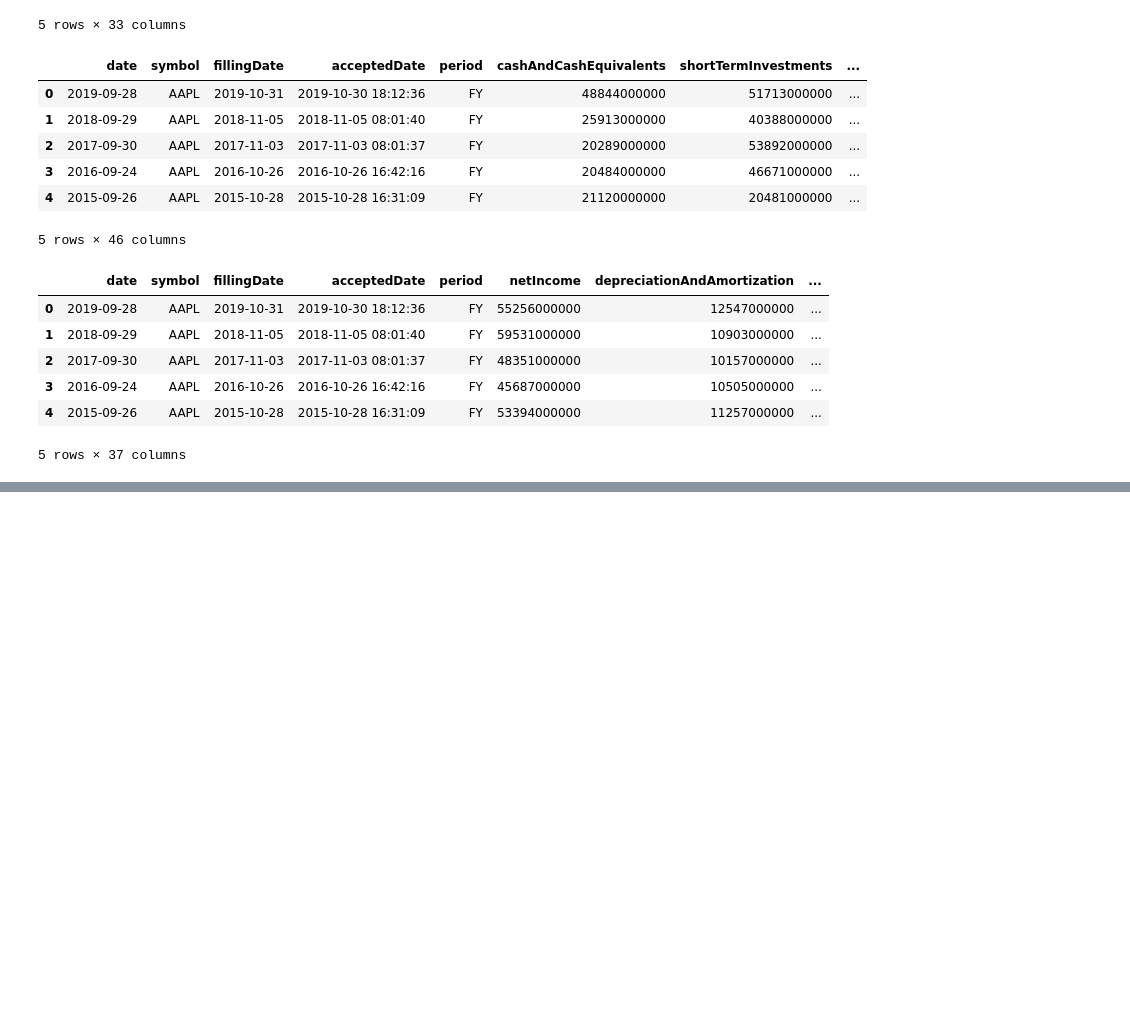
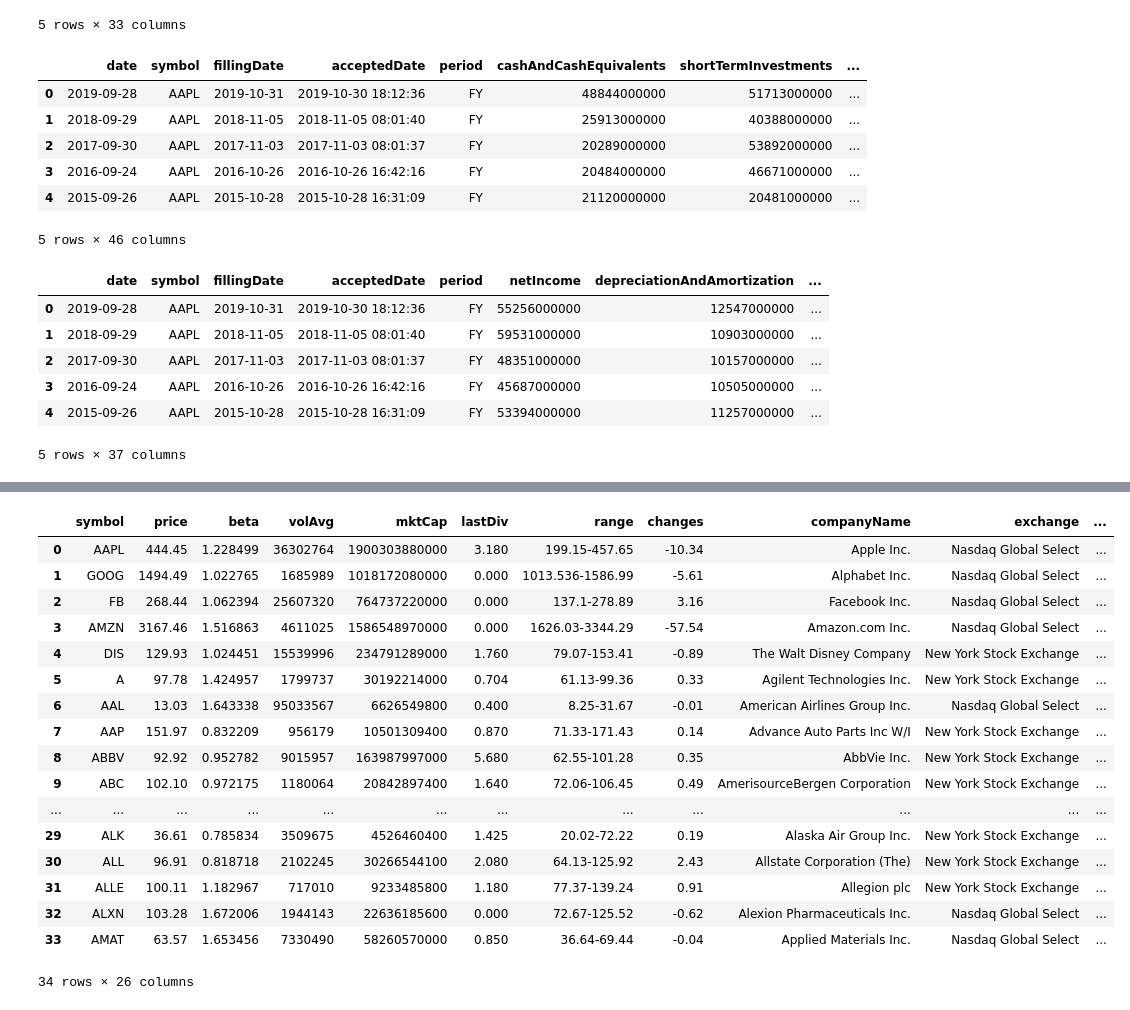
Before and after one commit to ooisiang/stock-analysis, a Jupyter notebook: stock_analysis.ipynb, the cells around one changed output, grey strips where cells are left out. Saved outputs shown, nothing was run; the diff lists cells and outputs as text; code cells hidden in the pictures; blank space fills up the shorter version.

```diff
--- a/stock_analysis.ipynb
+++ b/stock_analysis.ipynb
@@ -204,0 +217,4 @@ df_profile_data
+# %%
+database_filepath = './data/CompanyData.db'
+save_data(df_financial_data, database_filepath, 'FinancialStatementsTable')
+save_data(df_profile_data, database_filepath, 'CompanyProfileTable')
@@ -204,0 +268,32 @@ df_profile_data
+# %%
+def load_existing_data(database_filepath):
+    """
+    This functions aims to load and return the FinancialStatementTable and CompanyProfileTable saved in the database
+    given in database_filepath as 2 separate dataframes. If the given database or the tables do not exist,
+    this function will return empty dataframes.
+
+    :param database_filepath: file path with the name of the sql database to access
+    :type database_filepath: str
+    :return: FinancialStatementsTable and CompanyProfile as dataframes, empty dataframes if they do not exist
+    :rtype: pd.DataFrame
+    """
+    df_financial_statements = pd.DataFrame()
+    df_profile = pd.DataFrame()
+
+
+    try:
+        engine = create_engine('sqlite:///{}'.format(database_filepath))
+    except:
+        print('    CompanyData.db does not exist')
+
+    try:
+        df_financial_statements = pd.read_sql_table('FinancialStatementsTable', engine)
+    except:
+        print('    FinancialStatementsTable does not exist in CompanyData.db')
+
+    try:
+        df_profile = pd.read_sql_table('CompanyProfileTable', engine)
+    except:
+        print('    CompanyProfileTable does not exist in CompanyData.db')
+
+    return df_financial_statements, df_profile
@@ -204,0 +413,2 @@ df_profile_data
+# %%
+new_financial_statements, new_profile = load_existing_data('./data/CompanyData.db')
@@ -204,0 +431,21 @@ df_profile_data
+# %%
+new_profile
+# %% [output]
+|  | symbol | price | beta | volAvg | mktCap | lastDiv | range | changes | companyName | exchange | ... |
+| 0 | AAPL | 444.45 | 1.228499 | 36302764 | 1900303880000 | 3.180 | 199.15-457.65 | -10.34 | Apple Inc. | Nasdaq Global Select | ... |
+| 1 | GOOG | 1494.49 | 1.022765 | 1685989 | 1018172080000 | 0.000 | 1013.536-1586.99 | -5.61 | Alphabet Inc. | Nasdaq Global Select | ... |
+| 2 | FB | 268.44 | 1.062394 | 25607320 | 764737220000 | 0.000 | 137.1-278.89 | 3.16 | Facebook Inc. | Nasdaq Global Select | ... |
+| 3 | AMZN | 3167.46 | 1.516863 | 4611025 | 1586548970000 | 0.000 | 1626.03-3344.29 | -57.54 | Amazon.com Inc. | Nasdaq Global Select | ... |
+| 4 | DIS | 129.93 | 1.024451 | 15539996 | 234791289000 | 1.760 | 79.07-153.41 | -0.89 | The Walt Disney Company | New York Stock Exchange | ... |
+| 5 | A | 97.78 | 1.424957 | 1799737 | 30192214000 | 0.704 | 61.13-99.36 | 0.33 | Agilent Technologies Inc. | New York Stock Exchange | ... |
+| 6 | AAL | 13.03 | 1.643338 | 95033567 | 6626549800 | 0.400 | 8.25-31.67 | -0.01 | American Airlines Group Inc. | Nasdaq Global Select | ... |
+| 7 | AAP | 151.97 | 0.832209 | 956179 | 10501309400 | 0.870 | 71.33-171.43 | 0.14 | Advance Auto Parts Inc W/I | New York Stock Exchange | ... |
+| 8 | ABBV | 92.92 | 0.952782 | 9015957 | 163987997000 | 5.680 | 62.55-101.28 | 0.35 | AbbVie Inc. | New York Stock Exchange | ... |
+| 9 | ABC | 102.10 | 0.972175 | 1180064 | 20842897400 | 1.640 | 72.06-106.45 | 0.49 | AmerisourceBergen Corporation | New York Stock Exchange | ... |
+| ... | ... | ... | ... | ... | ... | ... | ... | ... | ... | ... | ... |
+| 29 | ALK | 36.61 | 0.785834 | 3509675 | 4526460400 | 1.425 | 20.02-72.22 | 0.19 | Alaska Air Group Inc. | New York Stock Exchange | ... |
+| 30 | ALL | 96.91 | 0.818718 | 2102245 | 30266544100 | 2.080 | 64.13-125.92 | 2.43 | Allstate Corporation (The) | New York Stock Exchange | ... |
+| 31 | ALLE | 100.11 | 1.182967 | 717010 | 9233485800 | 1.180 | 77.37-139.24 | 0.91 | Allegion plc | New York Stock Exchange | ... |
+| 32 | ALXN | 103.28 | 1.672006 | 1944143 | 22636185600 | 0.000 | 72.67-125.52 | -0.62 | Alexion Pharmaceuticals Inc. | Nasdaq Global Select | ... |
+| 33 | AMAT | 63.57 | 1.653456 | 7330490 | 58260570000 | 0.850 | 36.64-69.44 | -0.04 | Applied Materials Inc. | Nasdaq Global Select | ... |
+34 rows × 26 columns
```
Also changed, not shown: parts of 27 cells of this notebook, 1 other file.
